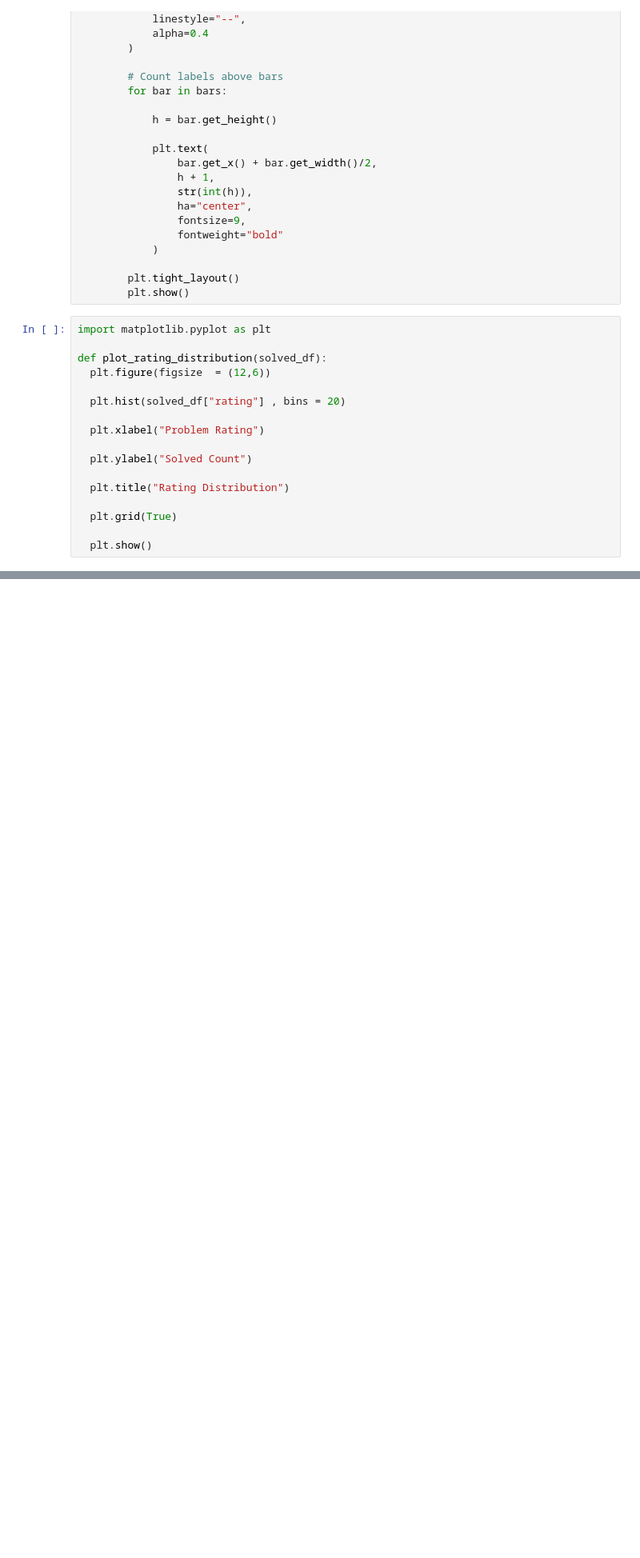
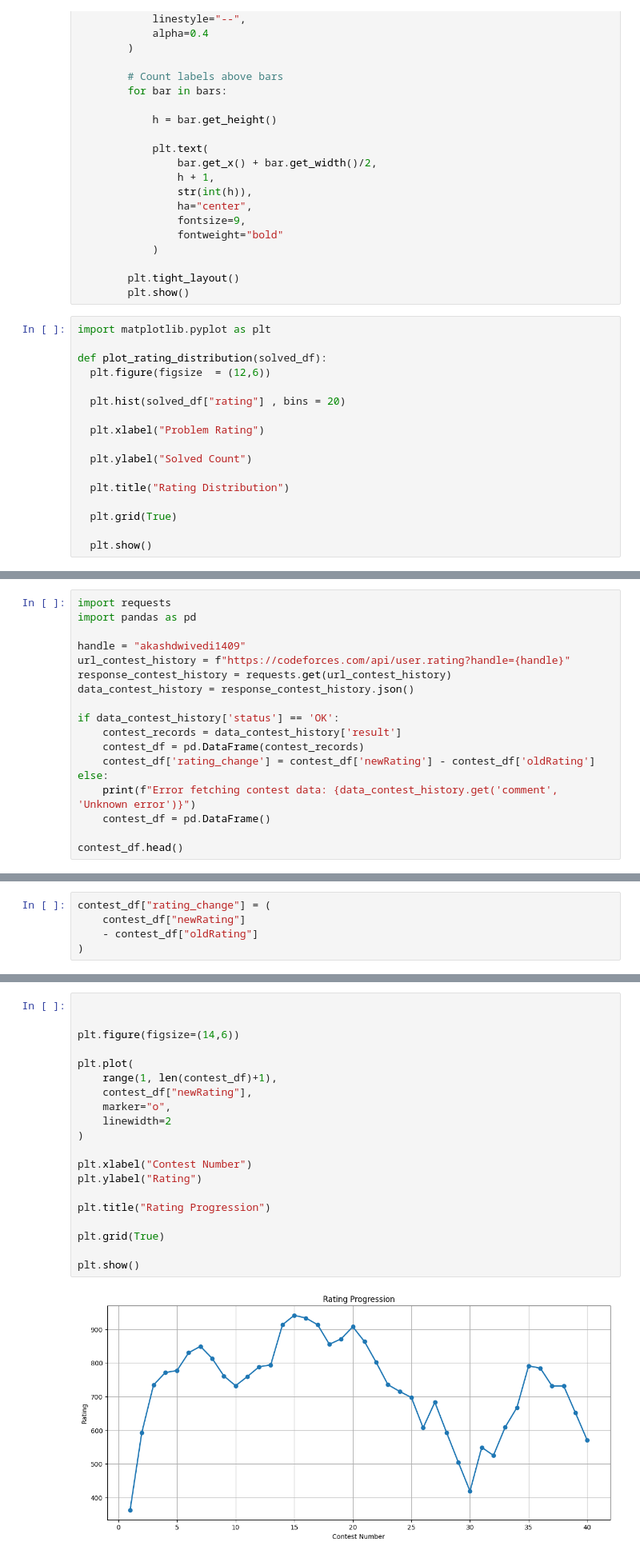
Before and after one commit to Akash14-09/CP_Coach, a Jupyter notebook: ML_Project.ipynb, the cells around one changed output, grey strips where cells are left out. Shown at 80% size. Saved outputs shown, nothing was run; the diff lists cells and outputs as text; blank space fills up the shorter version.

```diff
--- a/ML_Project.ipynb
+++ b/ML_Project.ipynb
@@ -768,0 +781,18 @@ Growth Barrier: 900.0
+# %%
+import requests
+import pandas as pd
+
+handle = "akashdwivedi1409"
+url_contest_history = f"https://codeforces.com/api/user.rating?handle={handle}"
+response_contest_history = requests.get(url_contest_history)
+data_contest_history = response_contest_history.json()
+
+if data_contest_history['status'] == 'OK':
+    contest_records = data_contest_history['result']
+    contest_df = pd.DataFrame(contest_records)
+    contest_df['rating_change'] = contest_df['newRating'] - contest_df['oldRating']
+else:
+    print(f"Error fetching contest data: {data_contest_history.get('comment', 'Unknown error')}")
+    contest_df = pd.DataFrame()
+
+contest_df.head()
@@ -768,0 +806,5 @@ Growth Barrier: 900.0
+# %%
+contest_df["rating_change"] = (
+    contest_df["newRating"]
+    - contest_df["oldRating"]
+)
@@ -768,0 +864,22 @@ Growth Barrier: 900.0
+# %%
+
+
+plt.figure(figsize=(14,6))
+
+plt.plot(
+    range(1, len(contest_df)+1),
+    contest_df["newRating"],
+    marker="o",
+    linewidth=2
+)
+
+plt.xlabel("Contest Number")
+plt.ylabel("Rating")
+
+plt.title("Rating Progression")
+
+plt.grid(True)
+
+plt.show()
+# %% [output]
+[figure, added]
```
Also changed, not shown: parts of 51 cells of this notebook.
